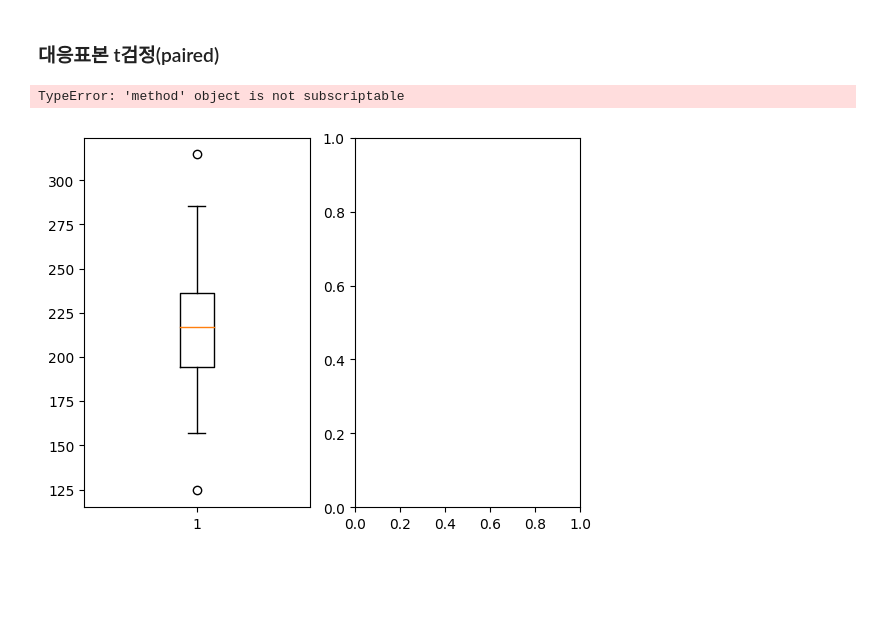
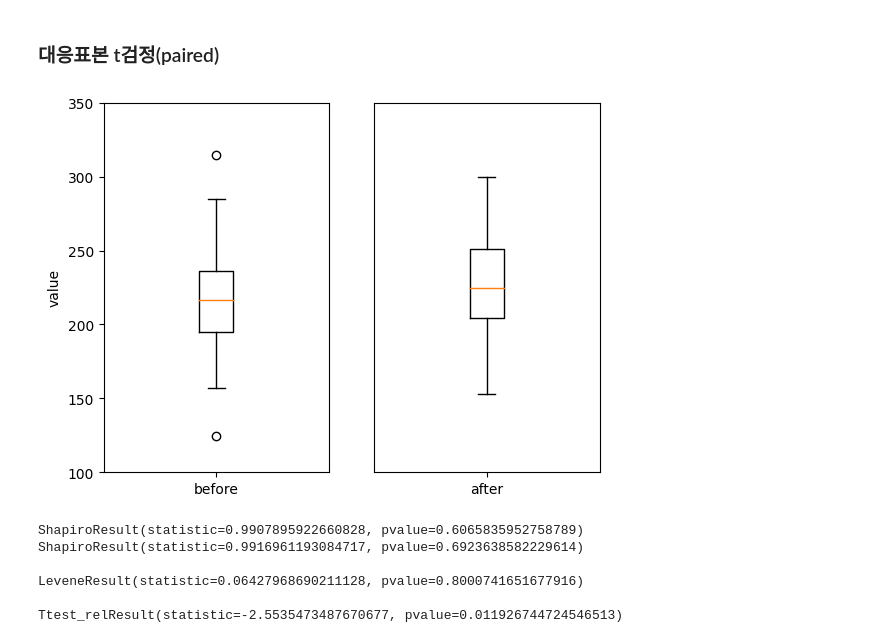
Before and after one commit to plumwiserim/ML-Study-for-license, a Jupyter notebook: 31.ipynb, the cells around one changed output. Cells and saved outputs as stored; diff of their text form; code cells hidden in the pictures; blank space fills up the shorter version.

```diff
--- a/31.ipynb
+++ b/31.ipynb
@@ -3,23 +3,51 @@
 # %%
 # 문제. 특정 질병 집단의 투약 전후의 혈류량 변화를 나타낸 데이터이다.
 # 투약 전후의 변화가 있는지 검정하라
 
 import pandas as pd
 
 df = pd.read_csv('https://raw.githubusercontent.com/Datamanim/datarepo/main/scipy/rel2.csv')
 
 import matplotlib.pyplot as plt
 
 fig, ax = plt.subplots(1, 2)
 ax[0].boxplot(df['before'])
-ax[0].set_xticklabels['before']
+ax[0].set_xticklabels(['before'])
 ax[0].set_ylim(100, 350)
 ax[0].set_ylabel('value')
 ax[1].boxplot(df['after'])
 ax[1].set_xticklabels(['after'])
 ax[1].set_ylim(100, 350)
 ax[1].get_yaxis().set_visible(False)
 plt.show()
 # %% [output]
-TypeError: 'method' object is not subscriptable
-[figure, old version]
+[figure, new version]
+# %%
+from scipy.stats import shapiro
+
+before = df['before']
+after = df['after']
+
+print(shapiro(before))
+print(shapiro(after))
+print()
+
+from scipy.stats import levene
+print(levene(before, after))
+print()
+
+# 대응표본 t검정
+from scipy.stats import ttest_rel
+print(ttest_rel(before, after))
+
+# shaprio --> 정규성 가짐
+# levene --> 등분산성 가짐
+# ==> 대응표본의 경우 등분산성이 파라미터에 영향을 주지 않음
+# 대응표본 t 검정 결과 pvalue는 0.01로 유의수준 5% 내에서 귀무가설을 기각한다 (전 후 평균은 같지 않다)
+# %% [output]
+ShapiroResult(statistic=0.9907895922660828, pvalue=0.6065835952758789)
+ShapiroResult(statistic=0.9916961193084717, pvalue=0.6923638582229614)
+
+LeveneResult(statistic=0.06427968690211128, pvalue=0.8000741651677916)
+
+Ttest_relResult(statistic=-2.5535473487670677, pvalue=0.011926744724546513)
```
Also changed, not shown: parts of 9 cells of this notebook.
